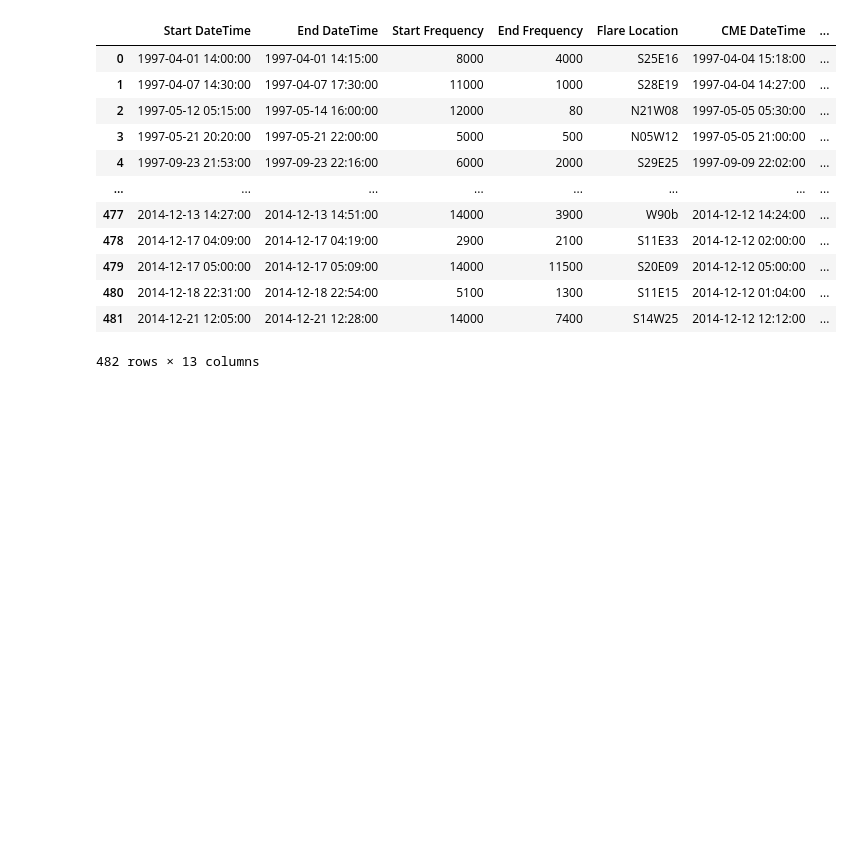
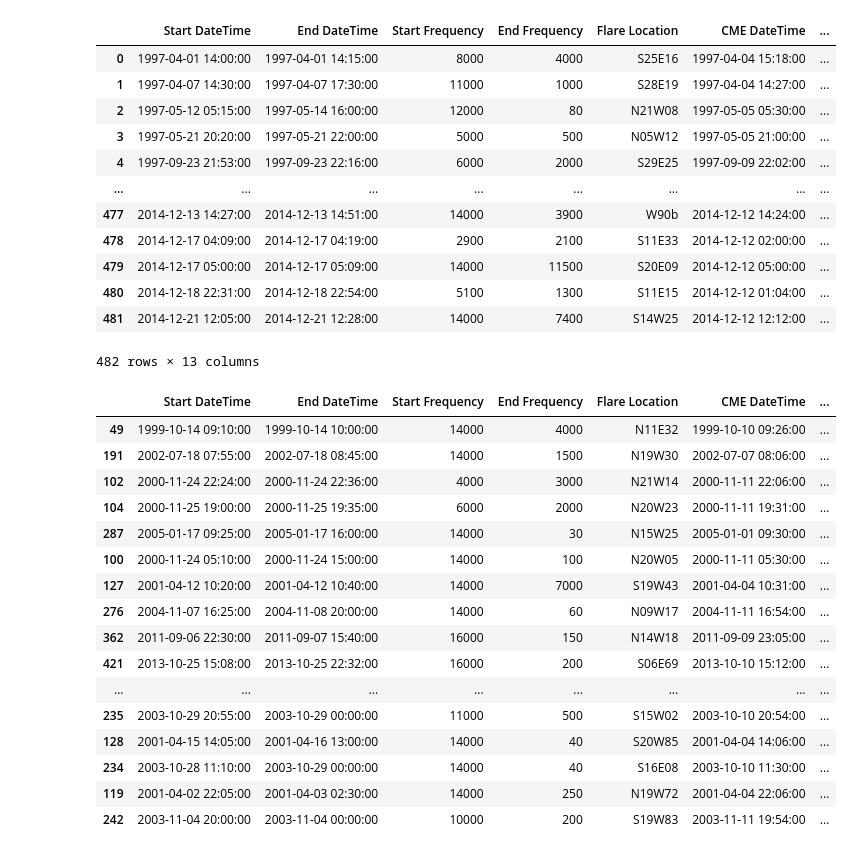
Before and after one commit to acoppens-umd/cmsc320, a Jupyter notebook: Project 1/CMSC320_Project1.ipynb, the cells around one changed output. Saved outputs shown, nothing was run; the diff lists cells and outputs as text; code cells hidden in the pictures; blank space fills up the shorter version.

```diff
--- a/Project 1/CMSC320_Project1.ipynb
+++ b/Project 1/CMSC320_Project1.ipynb
@@ -271,0 +280,6 @@ nasa
+# %%
+#Remove missing information
+
+nasa = nasa.replace(['-----', '----', '--/--', '--:--'], np.NAN)
+nasa['Flare Classification'] = nasa['Flare Classification'].replace('FILA', np.NAN)
+nasa
@@ -381,3 +412,43 @@ nasa
 | 480 | 2014-12-18 22:31:00 | 2014-12-18 22:54:00 | 5100 | 1300 | S11E15 | 2014-12-12 01:04:00 | ... |
 | 481 | 2014-12-21 12:05:00 | 2014-12-21 12:28:00 | 14000 | 7400 | S14W25 | 2014-12-12 12:12:00 | ... |
 482 rows × 13 columns
+# %%
+#Part 2 Question 1: Replication
+#First, flares from the NASA data are sorted by their magnitude.
+#Note that flares are classified by magnitude, with each letter grade representing a 10x increase from the previous grade
+#and the numerical portion representing the mantissa.
+
+def magnitude(x):
+    if isinstance(x, float) and np.isnan(x):
+        return 0
+
+    #Remove non alphanumerical component from data
+    if x[-1] == '+':
+        x = x[:-1]
+
+    #Calculate magnitude, ex. X4.5 -> 4.5*10^4
+    return (10**({'A':0,'B':1,'C':2,'M':3,'X':4}[x[0]]))*float(x[1:])
+
+#The last 50 rows of the sorted data represent the 50 largest flares by magnitude.
+
+nasa_top = nasa.sort_values(by=['Flare Classification'], key=lambda x: x.map(magnitude)).tail(50)
+
+nasa_top
+# %% [output]
+|  | Start DateTime | End DateTime | Start Frequency | End Frequency | Flare Location | CME DateTime | ... |
+| 49 | 1999-10-14 09:10:00 | 1999-10-14 10:00:00 | 14000 | 4000 | N11E32 | 1999-10-10 09:26:00 | ... |
+| 191 | 2002-07-18 07:55:00 | 2002-07-18 08:45:00 | 14000 | 1500 | N19W30 | 2002-07-07 08:06:00 | ... |
+| 102 | 2000-11-24 22:24:00 | 2000-11-24 22:36:00 | 4000 | 3000 | N21W14 | 2000-11-11 22:06:00 | ... |
+| 104 | 2000-11-25 19:00:00 | 2000-11-25 19:35:00 | 6000 | 2000 | N20W23 | 2000-11-11 19:31:00 | ... |
+| 287 | 2005-01-17 09:25:00 | 2005-01-17 16:00:00 | 14000 | 30 | N15W25 | 2005-01-01 09:30:00 | ... |
+| 100 | 2000-11-24 05:10:00 | 2000-11-24 15:00:00 | 14000 | 100 | N20W05 | 2000-11-11 05:30:00 | ... |
+| 127 | 2001-04-12 10:20:00 | 2001-04-12 10:40:00 | 14000 | 7000 | S19W43 | 2001-04-04 10:31:00 | ... |
+| 276 | 2004-11-07 16:25:00 | 2004-11-08 20:00:00 | 14000 | 60 | N09W17 | 2004-11-11 16:54:00 | ... |
+| 362 | 2011-09-06 22:30:00 | 2011-09-07 15:40:00 | 16000 | 150 | N14W18 | 2011-09-09 23:05:00 | ... |
+| 421 | 2013-10-25 15:08:00 | 2013-10-25 22:32:00 | 16000 | 200 | S06E69 | 2013-10-10 15:12:00 | ... |
+| ... | ... | ... | ... | ... | ... | ... | ... |
+| 235 | 2003-10-29 20:55:00 | 2003-10-29 00:00:00 | 11000 | 500 | S15W02 | 2003-10-10 20:54:00 | ... |
+| 128 | 2001-04-15 14:05:00 | 2001-04-16 13:00:00 | 14000 | 40 | S20W85 | 2001-04-04 14:06:00 | ... |
+| 234 | 2003-10-28 11:10:00 | 2003-10-29 00:00:00 | 14000 | 40 | S16E08 | 2003-10-10 11:30:00 | ... |
+| 119 | 2001-04-02 22:05:00 | 2001-04-03 02:30:00 | 14000 | 250 | N19W72 | 2001-04-04 22:06:00 | ... |
+| 242 | 2003-11-04 20:00:00 | 2003-11-04 00:00:00 | 10000 | 200 | S19W83 | 2003-11-11 19:54:00 | ... |
```
Also changed, not shown: parts of 26 cells of this notebook.
